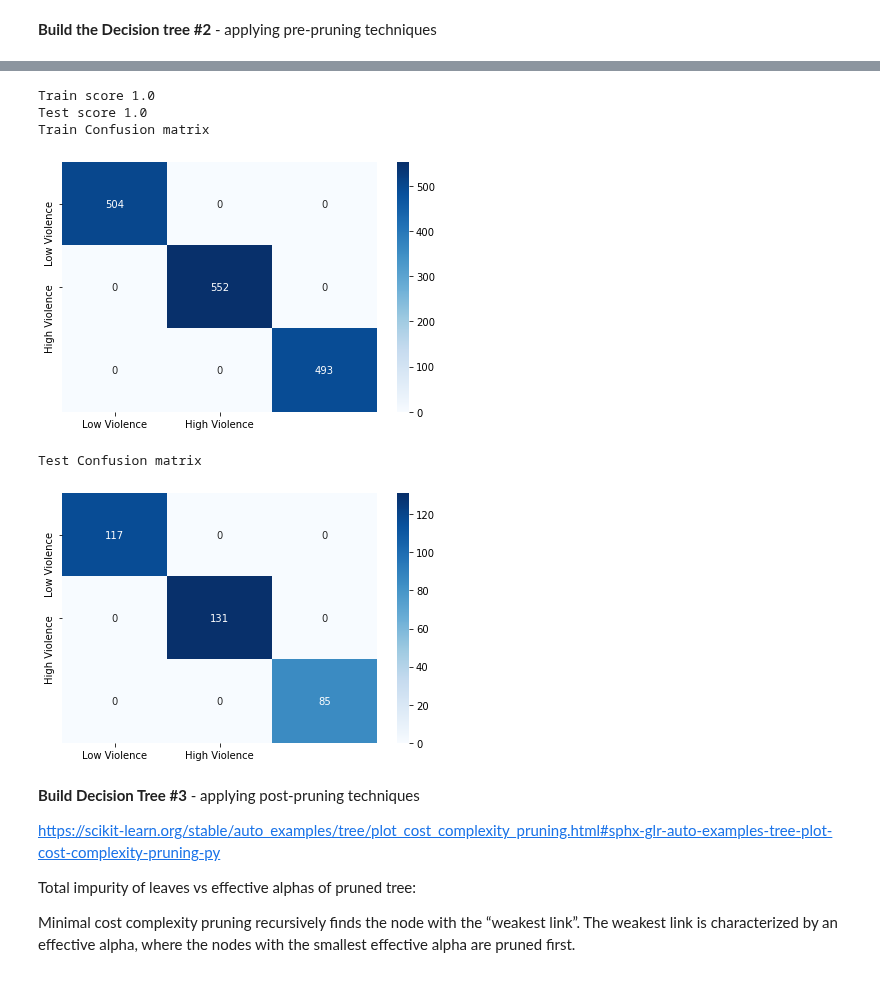
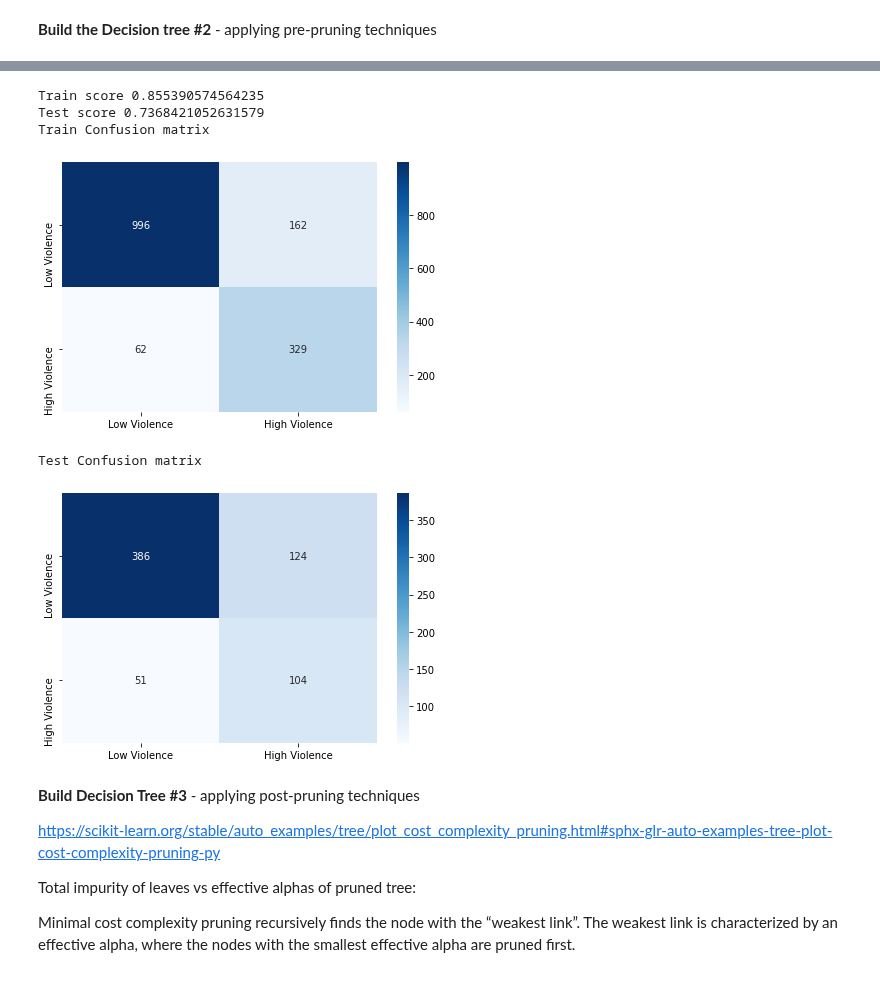
Before and after one commit to blueriver212/Crime_Prediction_ML, a Jupyter notebook: DT_FINAL.ipynb, the cells around one changed output, grey strips where cells are left out. Saved outputs shown, nothing was run; the diff lists cells and outputs as text; code cells hidden in the pictures.

```diff
--- a/DT_FINAL.ipynb
+++ b/DT_FINAL.ipynb
@@ -225,0 +140,10 @@ NameError: name 'x' is not defined
+# %%
+dtree = DecisionTreeClassifier(criterion='gini', max_depth=5)  # use the entropy rather than gini index
+dtree = dtree.fit(x_train, y_train)
+#tree.plot_tree(dtree, feature_names=data.columns)
+
+# model can then be used to predict !
+# crime_predict = dtree.predict([[0,1]])
+
+y_pred = dtree.predict(x_test)  # Predict the response for test dataset
+print("Accuracy:",metrics.accuracy_score(y_test, y_pred))
@@ -231,0 +231,26 @@ NameError: name 'x' is not defined
+# %%
+max_features = list(range(1,x_train.shape[1]))
+
+train_results = []
+test_results = []
+
+for max_feature in max_features:
+   dt = DecisionTreeClassifier(max_features=max_feature)
+   dt.fit(x_train, y_train)
+   train_pred = dt.predict(x_train)
+   false_positive_rate, true_positive_rate, thresholds = roc_curve(y_train, train_pred)
+   roc_auc = auc(false_positive_rate, true_positive_rate)
+   train_results.append(roc_auc)
+   y_pred = dt.predict(x_test)
+   false_positive_rate, true_positive_rate, thresholds = roc_curve(y_test, y_pred)
+   roc_auc = auc(false_positive_rate, true_positive_rate)
+   test_results.append(roc_auc)
+
+from matplotlib.legend_handler import HandlerLine2D
+
+line1, = plt.plot(max_features, train_results, 'b', label='Train AUC')
+line2, = plt.plot(max_features, test_results, 'r', label='Test AUC')
+plt.legend(handler_map={line1: HandlerLine2D(numpoints=2)})
+plt.ylabel('AUC Score')
+plt.xlabel('max features')
+plt.show()
@@ -248,31 +284,32 @@ Accuracy: 1.0
 # %%
 # Pre-pruning summary
-
 classes = ['Low Violence', 'High Violence']
 def plot_confusionmatrix(train_pred, train, dom):
     print(f'{dom} Confusion matrix')
     cf = confusion_matrix(train_pred,train)
     sns.heatmap(cf,annot=True,yticklabels=classes
                ,xticklabels=classes,cmap='Blues', fmt='g')
     plt.tight_layout()
     plt.show()
 
-model = gcv.best_estimator_
-model.fit(x_train,y_train)
+# model = gcv.best_estimator_
+# model.fit(x_train,y_train)
+model = tree.DecisionTreeClassifier(criterion='gini', max_depth=5)
+model.fit(x_train, y_train)
 y_train_pred = model.predict(x_train)
 y_test_pred = model.predict(x_test)
 
 print(f'Train score {accuracy_score(y_train_pred,y_train)}')
 print(f'Test score {accuracy_score(y_test_pred,y_test)}')
 plot_confusionmatrix(y_train_pred,y_train,dom='Train')
 plot_confusionmatrix(y_test_pred,y_test,dom='Test')
 # %% [output]
-Train score 1.0
-Test score 1.0
+Train score 0.855390574564235
+Test score 0.7368421052631579
 Train Confusion matrix
-[figure, old version]
+[figure, new version]
 Test Confusion matrix
-[figure, old version]
+[figure, new version]
 # %% [markdown]
 **Build Decision Tree #3** - applying post-pruning techniques
 
```
Also changed, not shown: parts of 20 cells of this notebook.
